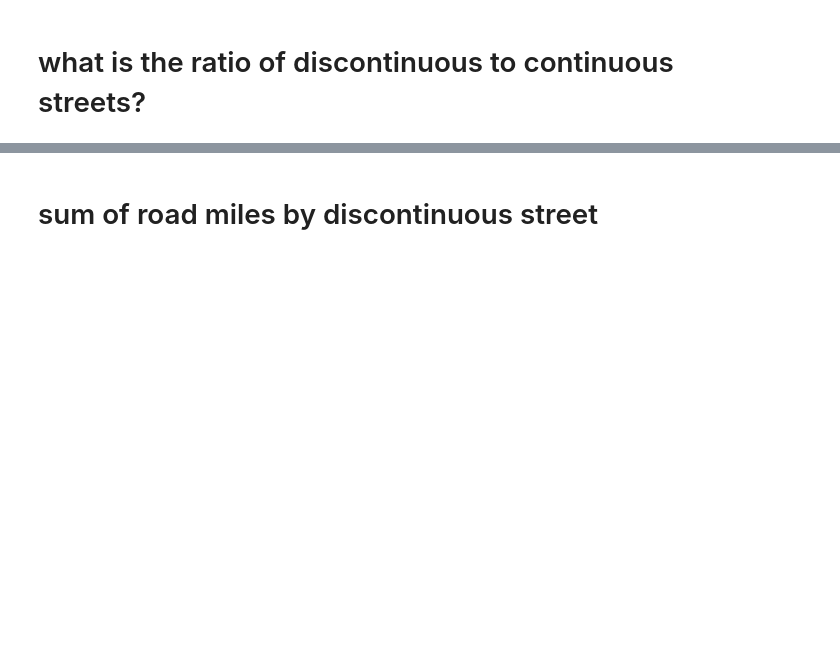
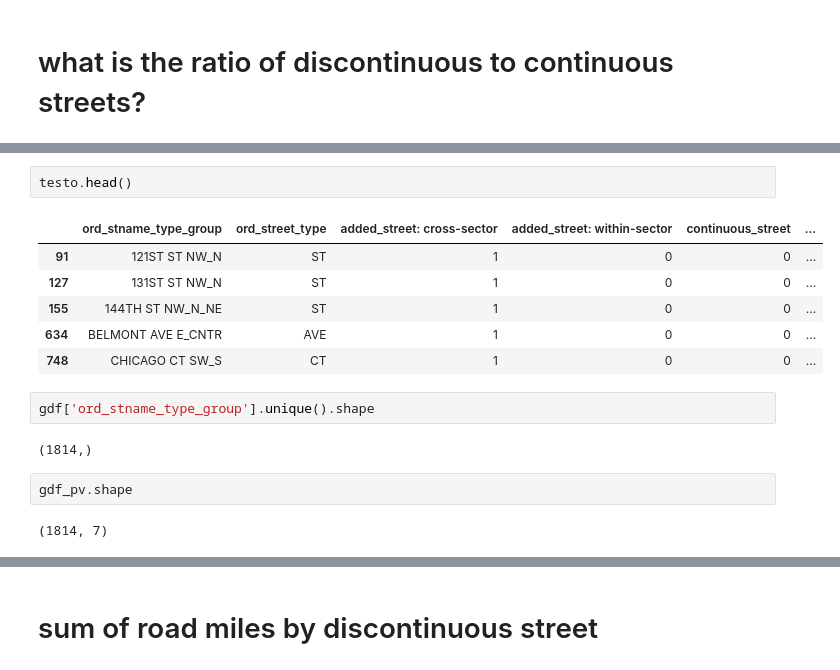
Before and after one commit to mike-babb/seattle_streets, a Jupyter notebook: code/step_05_prepare_graphs_and_stats.ipynb, the cells around one changed output, grey strips where cells are left out. Drawn from its saved outputs; the diff is of its cells as text; blank space fills up the shorter version.

```diff
--- a/code/step_05_prepare_graphs_and_stats.ipynb
+++ b/code/step_05_prepare_graphs_and_stats.ipynb
@@ -174,3 +314,20 @@ gdf_pv.to_excel(excel_writer=e_writer, sheet_name = 'connection_count_full_name'
+# %%
+testo.head()
+# %% [output]
+|  | ord_stname_type_group | ord_street_type | added_street: cross-sector | added_street: within-sector | continuous_street | ... |
+| 91 | 121ST ST NW_N | ST | 1 | 0 | 0 | ... |
+| 127 | 131ST ST NW_N | ST | 1 | 0 | 0 | ... |
+| 155 | 144TH ST NW_N_NE | ST | 1 | 0 | 0 | ... |
+| 634 | BELMONT AVE E_CNTR | AVE | 1 | 0 | 0 | ... |
+| 748 | CHICAGO CT SW_S | CT | 1 | 0 | 0 | ... |
+# %%
+gdf['ord_stname_type_group'].unique().shape
+# %% [output]
+(1814,)
+# %%
+gdf_pv.shape
+# %% [output]
+(1814, 7)
 # %%
 # number of streets with at least one added segment
 split_streets = gdf_pv.loc[gdf_pv['discontinuous_street'] > 0, :].shape[0]
```
Also changed, not shown: parts of 39 cells of this notebook, 8 other files.
